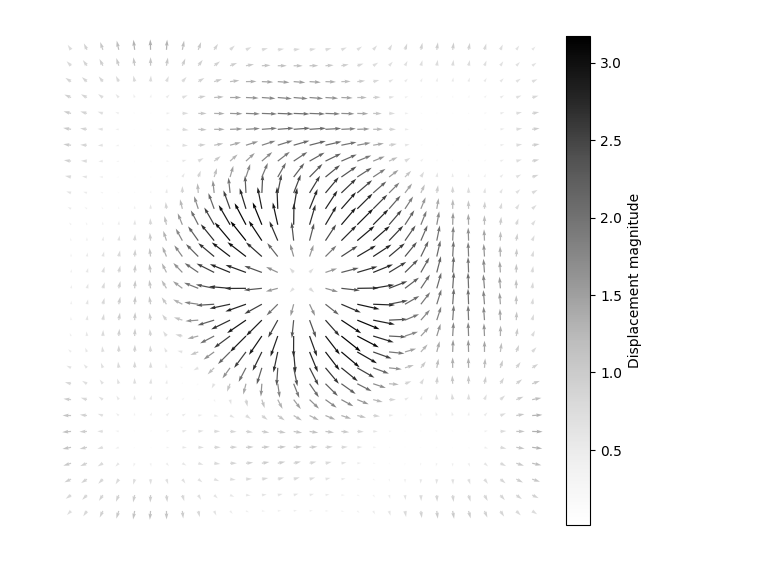
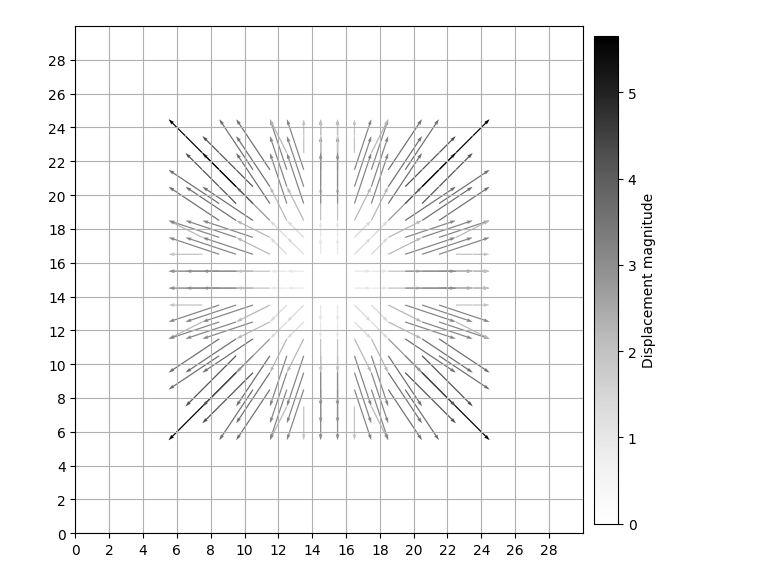
Before and after one commit to joasiee/elastix, a Jupyter notebook: experiments/notebooks/voxels.ipynb, the cells around one changed output. Drawn from its saved outputs; the diff is of its cells as text; code cells hidden in the pictures.

```diff
--- a/experiments/notebooks/voxels.ipynb
+++ b/experiments/notebooks/voxels.ipynb
@@ -43,7 +78,13 @@ def generate_synthetic_01():
 # %%
 def get_img_data(path: Path):
     image = sitk.ReadImage(str(path.resolve()))
-    return image, sitk.GetArrayFromImage(image)
+    data = sitk.GetArrayFromImage(image)
+    if len(data.shape) == 4 or (len(data.shape) == 3 and data.shape[-1] > 2):
+        data = np.swapaxes(data, 0, 2)
+    else:
+        data = np.swapaxes(data, 0, 1)
+
+    return data
 
 def get_cmap_color(cmap, f, a):
     c = cmap(f)
@@ -68,19 +109,20 @@ def plot_voxels(data, y_slice_depth = 15, orientation=(0, -70), cmap_name='Greys
     plt.locator_params(axis='y', nbins=3)
     ax.view_init(*orientation)
 
-def plot_dvf(data, scale=None, invert=False):
+def plot_dvf(data, scale=None, invert=False, slice=None):
     if len(data.shape[:-1]) > 2:
-        data = np.swapaxes(data, 0, 2)
-        slice = data.shape[2]//2
+        if slice is None:
+            slice = data.shape[0] // 2
         data = data[:,:,slice,:]
-    else:
-        data = np.swapaxes(data, 0, 1)
 
     X, Y = np.meshgrid(np.arange(data.shape[0]), np.arange(data.shape[1]))
     if invert:
-        X = X + data[..., 0]
-        Y = Y + data[..., 1]
+        X = X + data[..., 1]
+        Y = Y + data[..., 0]
         data = -data
+
+    X = X + 0.5
+    Y = Y + 0.5
 
     u = data[:,:,0]
     v = data[:,:,1]
@@ -89,7 +131,12 @@ def plot_dvf(data, scale=None, invert=False):
     fig, ax = plt.subplots(figsize =(7, 7))
     qq = ax.quiver(X, Y, v, u, c, scale=scale, units='xy', angles='xy', scale_units='xy', cmap=plt.cm.Greys)
 
-    ax.axis('off')
+    # ax.axis('off')
+    ax.set_xticks([i for i in range(data.shape[0])][::2])
+    ax.set_yticks([i for i in range(data.shape[1])][::2])
+    ax.set_xlim(0, data.shape[0])
+    ax.set_ylim(0, data.shape[1])
+    ax.grid(True)
     ax.set_aspect('equal')
     fig.colorbar(qq,fraction=0.045, pad=0.02, label='Displacement magnitude')
     plt.show()
@@ -135,7 +201,7 @@ def bending_energy(dvf):
 
   return np.sum(results) / np.prod(dvf.shape[:-1])
-# %%
-img, data = get_img_data(ROOT_DIR / "output" / "1663018757_synthetic_1_adaptivestochasticgradientdescent_990489" / "out" / "deformationField.mhd")
-plot_dvf(data, invert=False)
-# %% [output]
-[figure, removed]
+# %%
+fixed, moving, dvf = generate_synthetic_01()
+plot_dvf(dvf, scale=1)
+# %% [output]
+[figure, added]
```
Also changed, not shown: parts of 7 cells of this notebook, 2 other files.
